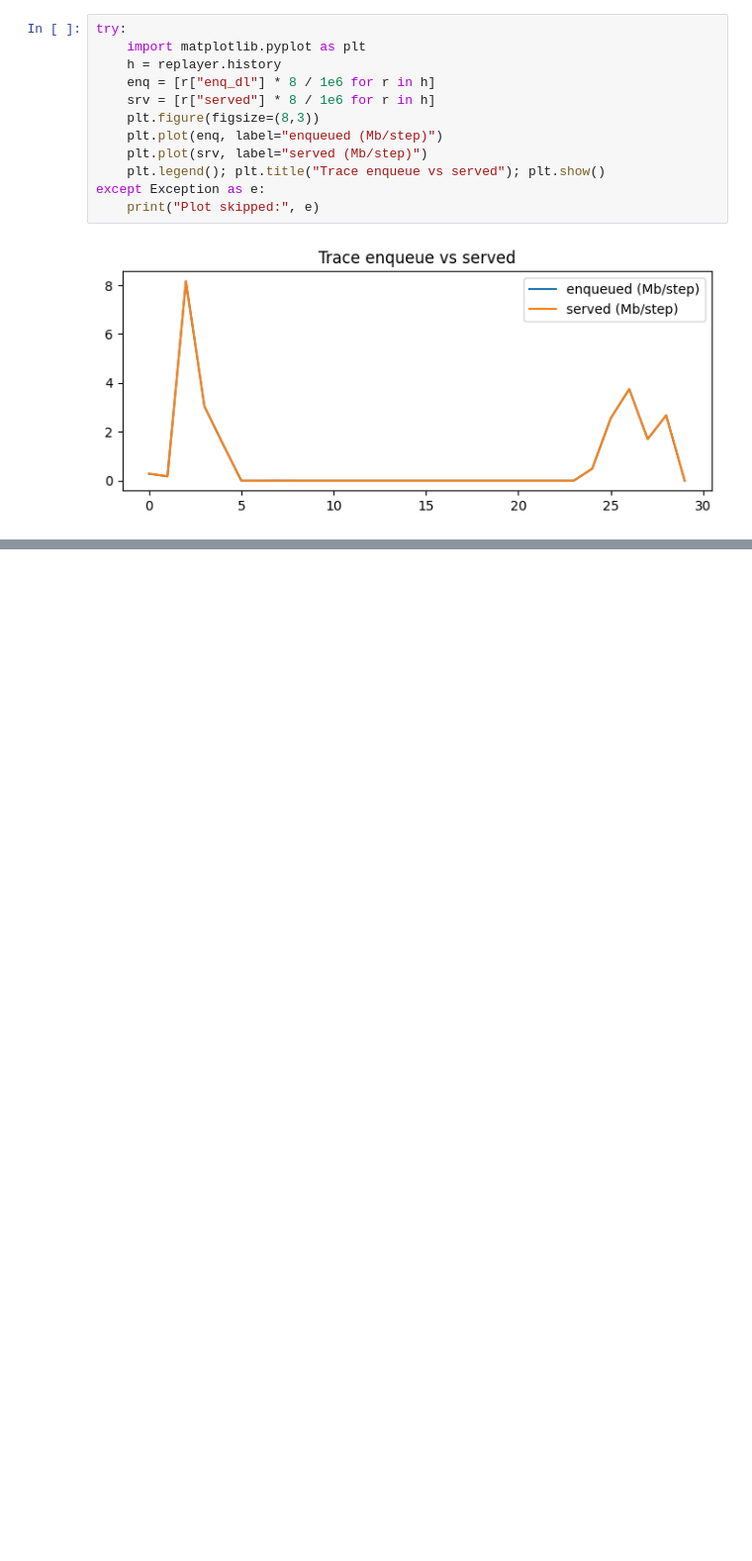
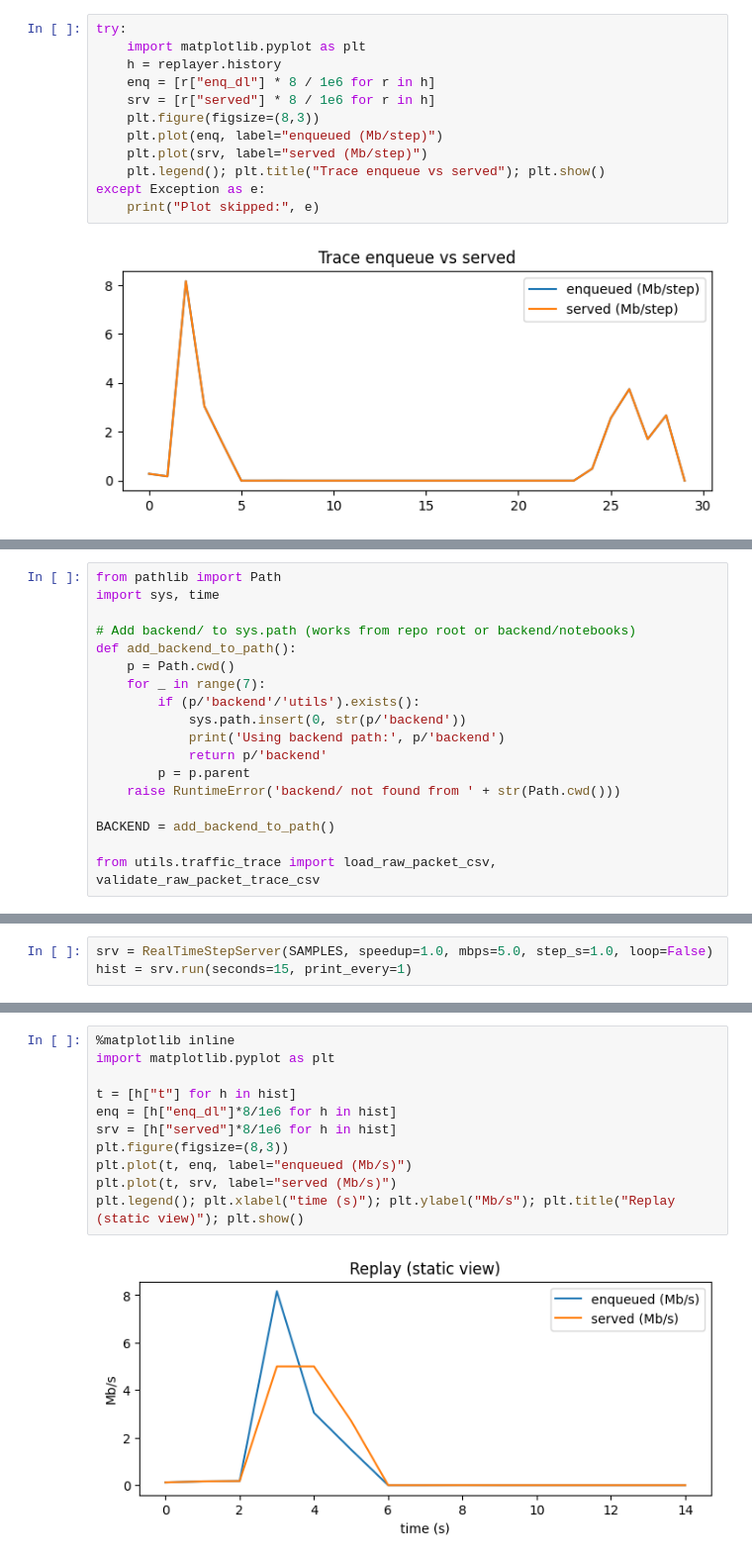
Before and after one commit to ElaheDlv/new-ai-ran-sim, a Jupyter notebook: backend/notebooks/test.ipynb, the cells around one changed output, grey strips where cells are left out. Shown: that part at 99% size. Drawn from its saved outputs; the diff is of its cells as text; blank space fills up the shorter version.

```diff
--- a/backend/notebooks/test.ipynb
+++ b/backend/notebooks/test.ipynb
@@ -235,0 +238,18 @@ except Exception as e:
+# %%
+from pathlib import Path
+import sys, time
+
+# Add backend/ to sys.path (works from repo root or backend/notebooks)
+def add_backend_to_path():
+    p = Path.cwd()
+    for _ in range(7):
+        if (p/'backend'/'utils').exists():
+            sys.path.insert(0, str(p/'backend'))
+            print('Using backend path:', p/'backend')
+            return p/'backend'
+        p = p.parent
+    raise RuntimeError('backend/ not found from ' + str(Path.cwd()))
+
+BACKEND = add_backend_to_path()
+
+from utils.traffic_trace import load_raw_packet_csv, validate_raw_packet_trace_csv
@@ -235,0 +810,3 @@ except Exception as e:
+# %%
+srv = RealTimeStepServer(SAMPLES, speedup=1.0, mbps=5.0, step_s=1.0, loop=False)
+hist = srv.run(seconds=15, print_every=1)
@@ -235,0 +831,13 @@ except Exception as e:
+# %%
+%matplotlib inline
+import matplotlib.pyplot as plt
+
+t = [h["t"] for h in hist]
+enq = [h["enq_dl"]*8/1e6 for h in hist]
+srv = [h["served"]*8/1e6 for h in hist]
+plt.figure(figsize=(8,3))
+plt.plot(t, enq, label="enqueued (Mb/s)")
+plt.plot(t, srv, label="served (Mb/s)")
+plt.legend(); plt.xlabel("time (s)"); plt.ylabel("Mb/s"); plt.title("Replay (static view)"); plt.show()
+# %% [output]
+[figure, added]
```
Also changed, not shown: parts of 19 cells of this notebook.
